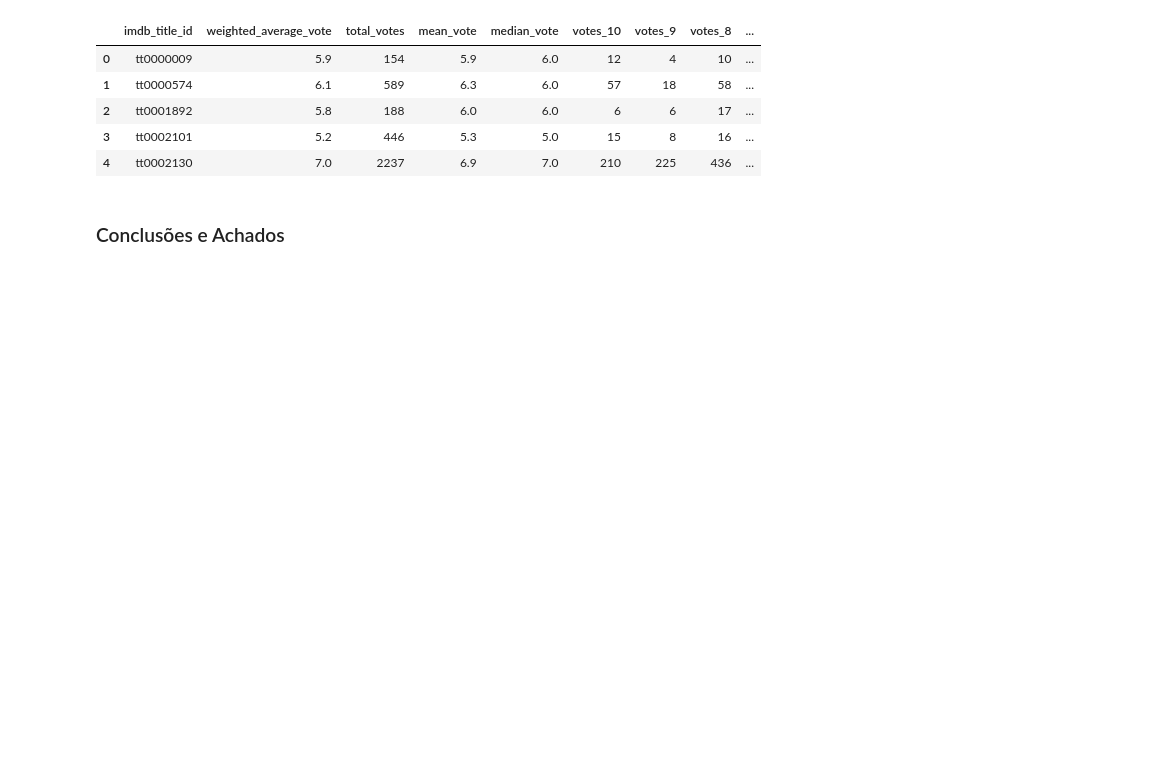
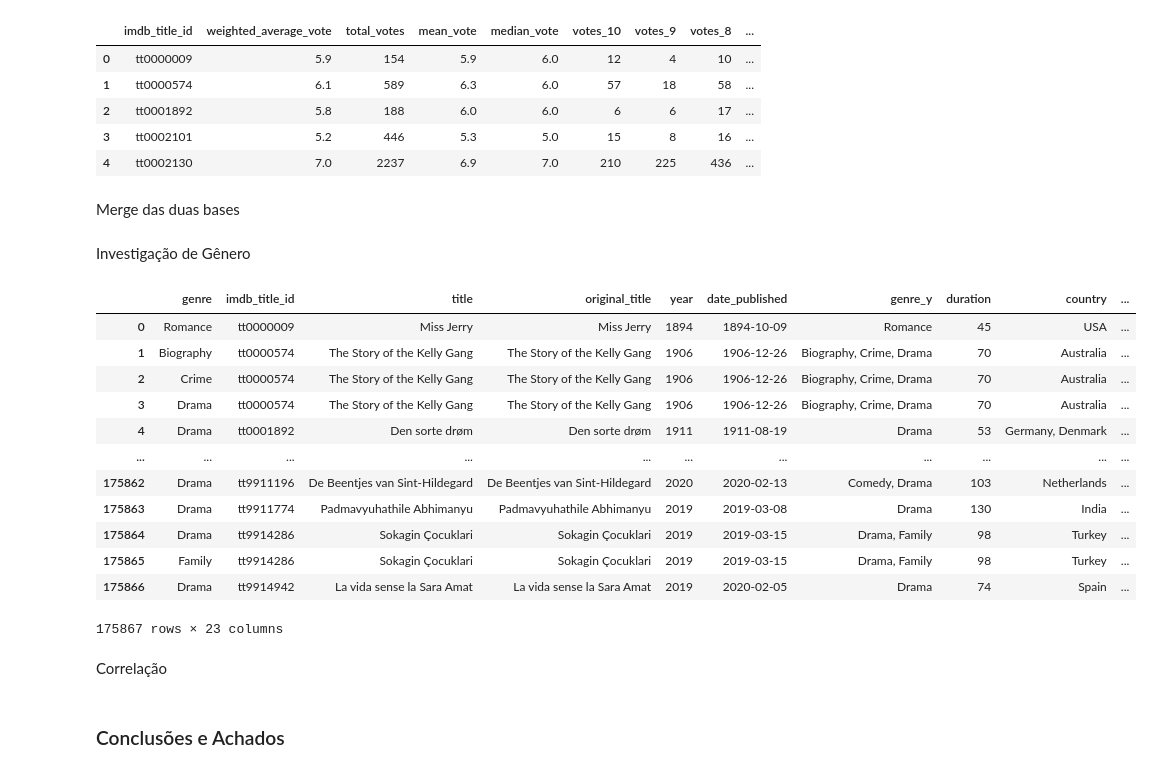
Before and after one commit to brunaguedes92/curso_ciencia_dados2021, a Jupyter notebook: TrabalhoFinal.ipynb, the cells around one changed output. Cells and saved outputs as stored; diff of their text form; code cells hidden in the pictures; blank space fills up the shorter version.

```diff
--- a/TrabalhoFinal.ipynb
+++ b/TrabalhoFinal.ipynb
@@ -38,3 +50,5 @@ df_ratings.head()
 | 2 | tt0001892 | 5.8 | 188 | 6.0 | 6.0 | 6 | 6 | 17 | ... |
 | 3 | tt0002101 | 5.2 | 446 | 5.3 | 5.0 | 15 | 8 | 16 | ... |
 | 4 | tt0002130 | 7.0 | 2237 | 6.9 | 7.0 | 210 | 225 | 436 | ... |
+# %% [markdown]
+Merge das duas bases
@@ -40,0 +57,33 @@ df_ratings.head()
+# %% [markdown]
+Investigação de Gênero
+# %%
+ def explode_and_merge(df, col, merge_on='id', split_on=";", topn=None):
+    """Transforma um atributo multivalorado em várias linhas de conteúdo atômico,
+       uma linha pra cada um dos atributos separados por ponto e vírgula
+    """
+    # Cria um novo dataframe
+    df_exp = df[[col, merge_on]].assign(**{col: df[col].str.split(split_on)}).explode(col)
+    df_merged = df_exp.merge(right=df, on=merge_on, how='left', suffixes=["", "_y"])
+    if topn:
+        sel_topn = df_merged[col].isin(df_merged[col].value_counts().head(topn).index)
+        df_merged = df_merged[sel_topn]
+    return df_merged
+# %%
+df = explode_and_merge(df_movies, 'genre', 'imdb_title_id', ',')
+df
+# %% [output]
+|  | genre | imdb_title_id | title | original_title | year | date_published | genre_y | duration | country | ... |
+| 0 | Romance | tt0000009 | Miss Jerry | Miss Jerry | 1894 | 1894-10-09 | Romance | 45 | USA | ... |
+| 1 | Biography | tt0000574 | The Story of the Kelly Gang | The Story of the Kelly Gang | 1906 | 1906-12-26 | Biography, Crime, Drama | 70 | Australia | ... |
+| 2 | Crime | tt0000574 | The Story of the Kelly Gang | The Story of the Kelly Gang | 1906 | 1906-12-26 | Biography, Crime, Drama | 70 | Australia | ... |
+| 3 | Drama | tt0000574 | The Story of the Kelly Gang | The Story of the Kelly Gang | 1906 | 1906-12-26 | Biography, Crime, Drama | 70 | Australia | ... |
+| 4 | Drama | tt0001892 | Den sorte drøm | Den sorte drøm | 1911 | 1911-08-19 | Drama | 53 | Germany, Denmark | ... |
+| ... | ... | ... | ... | ... | ... | ... | ... | ... | ... | ... |
+| 175862 | Drama | tt9911196 | De Beentjes van Sint-Hildegard | De Beentjes van Sint-Hildegard | 2020 | 2020-02-13 | Comedy, Drama | 103 | Netherlands | ... |
+| 175863 | Drama | tt9911774 | Padmavyuhathile Abhimanyu | Padmavyuhathile Abhimanyu | 2019 | 2019-03-08 | Drama | 130 | India | ... |
+| 175864 | Drama | tt9914286 | Sokagin Çocuklari | Sokagin Çocuklari | 2019 | 2019-03-15 | Drama, Family | 98 | Turkey | ... |
+| 175865 | Family | tt9914286 | Sokagin Çocuklari | Sokagin Çocuklari | 2019 | 2019-03-15 | Drama, Family | 98 | Turkey | ... |
+| 175866 | Drama | tt9914942 | La vida sense la Sara Amat | La vida sense la Sara Amat | 2019 | 2020-02-05 | Drama | 74 | Spain | ... |
+175867 rows × 23 columns
+# %% [markdown]
+Correlação
```
Also changed, not shown: parts of 14 cells of this notebook.
